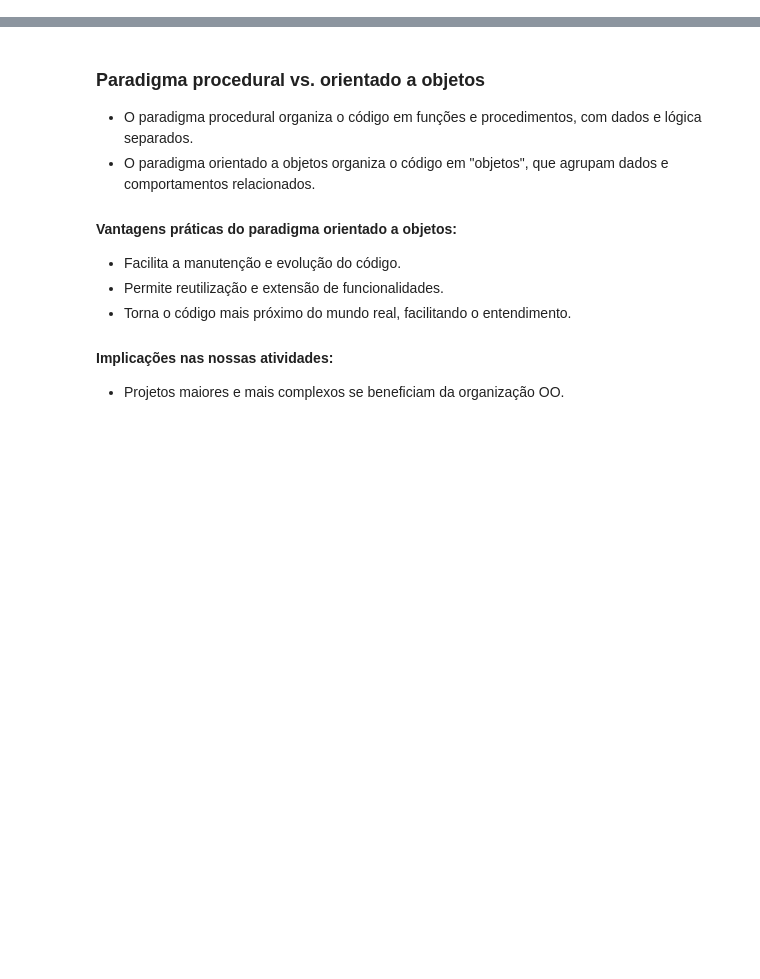
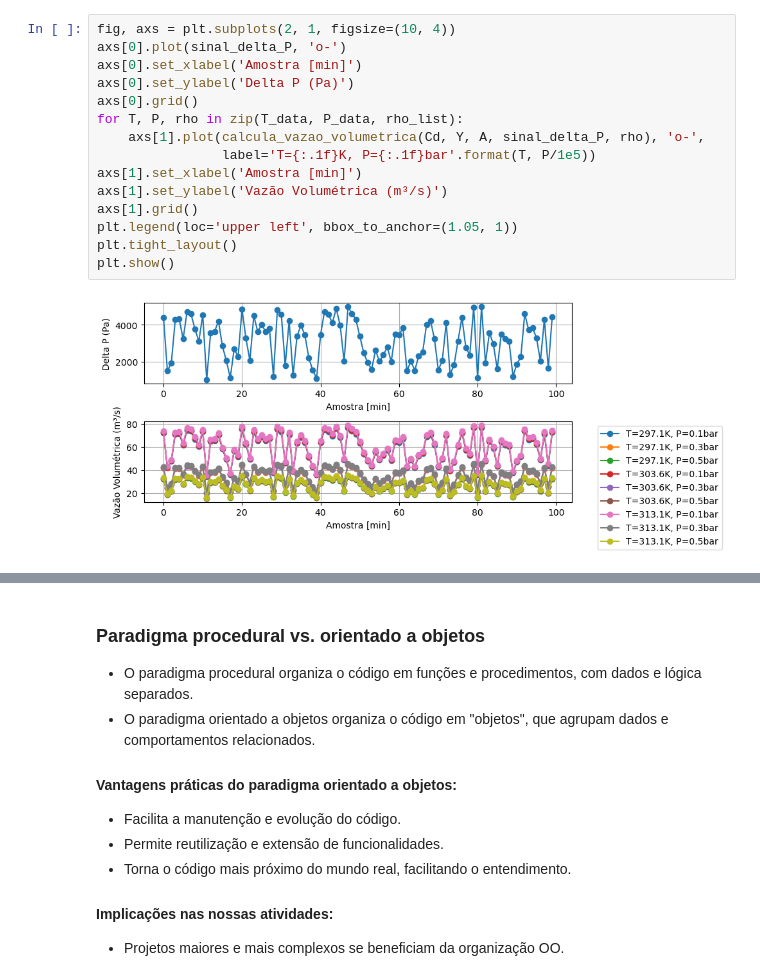
Before and after one commit to naclavijov/EngeData-POO, a Jupyter notebook: Módulo 1 - PP vs POO/Módulo 1 - PP vs POO.ipynb, the cells around one changed output, grey strips where cells are left out. Saved outputs shown, nothing was run; the diff lists cells and outputs as text; blank space fills up the shorter version.

```diff
--- a/Módulo 1 - PP vs POO/Módulo 1 - PP vs POO.ipynb
+++ b/Módulo 1 - PP vs POO/Módulo 1 - PP vs POO.ipynb
@@ -54,0 +233,17 @@ def calcula_vazao_massica(Cd : float, Y: float, deltaP: float, rho: float) -> fl
+# %%
+fig, axs = plt.subplots(2, 1, figsize=(10, 4))
+axs[0].plot(sinal_delta_P, 'o-')
+axs[0].set_xlabel('Amostra [min]')
+axs[0].set_ylabel('Delta P (Pa)')
+axs[0].grid()
+for T, P, rho in zip(T_data, P_data, rho_list):
+    axs[1].plot(calcula_vazao_volumetrica(Cd, Y, A, sinal_delta_P, rho), 'o-',
+                label='T={:.1f}K, P={:.1f}bar'.format(T, P/1e5))
+axs[1].set_xlabel('Amostra [min]')
+axs[1].set_ylabel('Vazão Volumétrica (m³/s)')
+axs[1].grid()
+plt.legend(loc='upper left', bbox_to_anchor=(1.05, 1))
+plt.tight_layout()
+plt.show()
+# %% [output]
+[figure, added]
```
Also changed, not shown: parts of 37 cells of this notebook, 2 other files.
